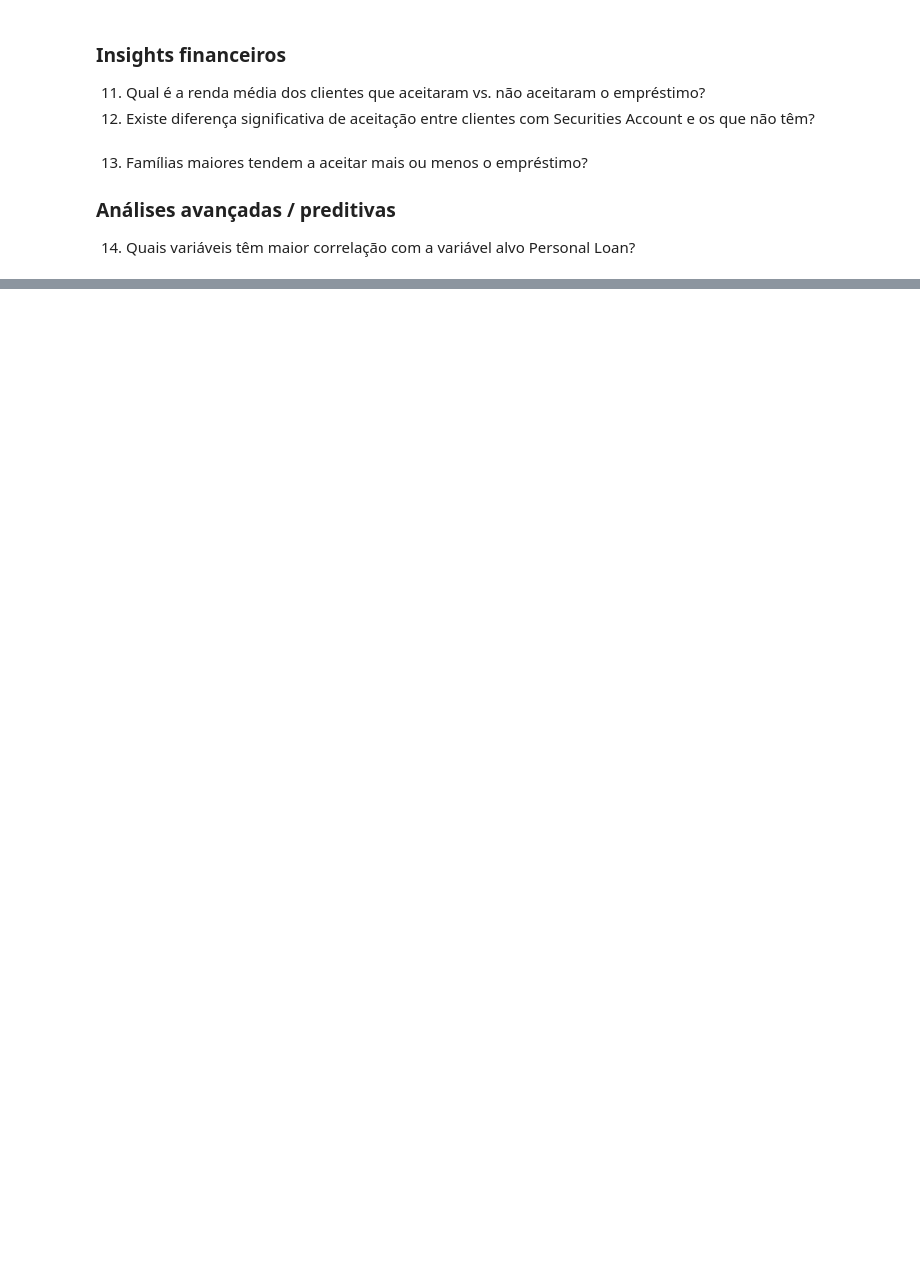
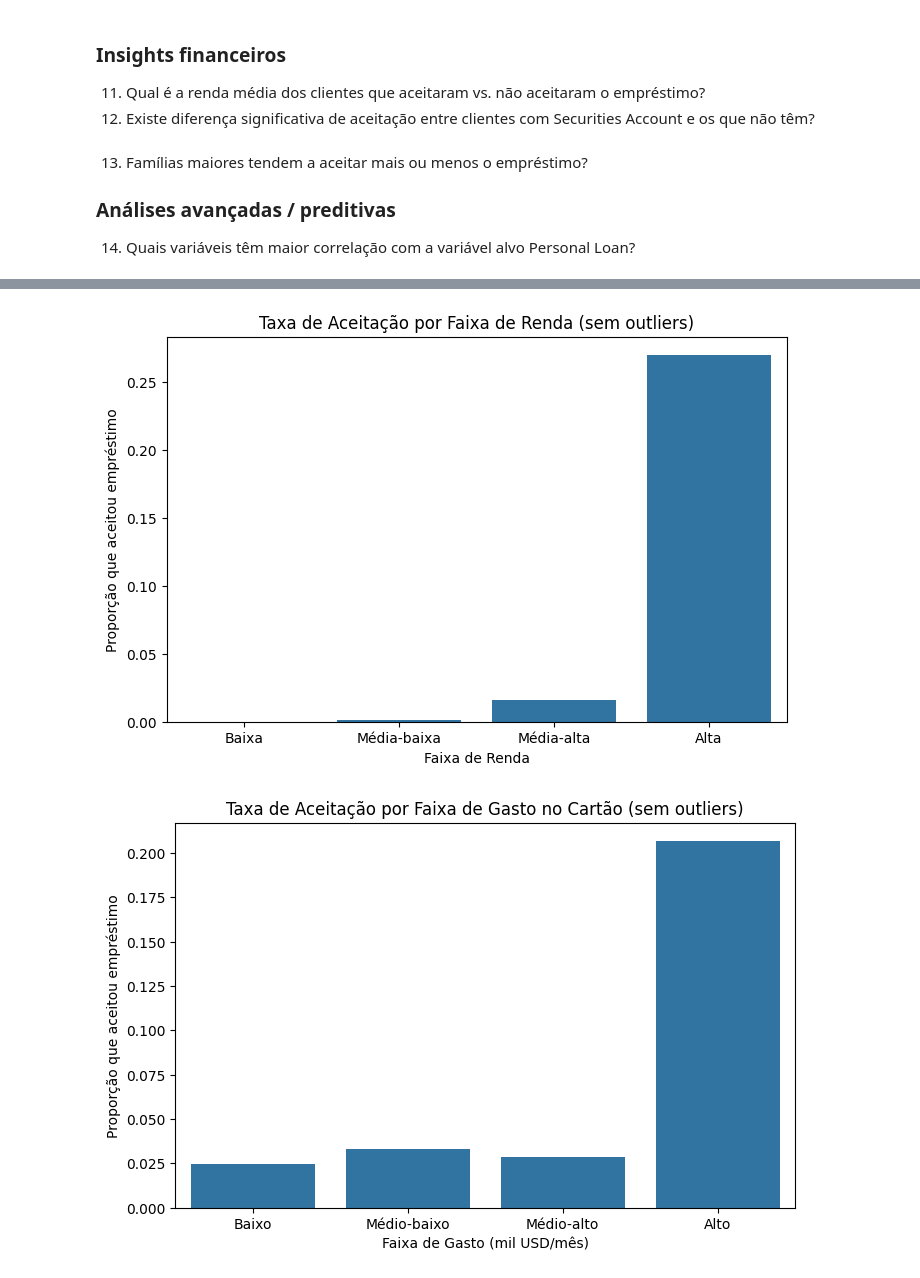
Before and after one commit to mrxcao/ADA-Estatistica1, a Jupyter notebook: main.ipynb, the cells around one changed output, grey strips where cells are left out. Cells and saved outputs as stored; diff of their text form; code cells hidden in the pictures; blank space fills up the shorter version.

```diff
--- a/main.ipynb
+++ b/main.ipynb
@@ -141,0 +318,26 @@ np.float64(45.0)
+# %%
+# sem outiliers
+def remove_outliers(df, col):
+    Q1 = df[col].quantile(0.25)
+    Q3 = df[col].quantile(0.75)
+    IQR = Q3 - Q1
+    lim_inf = Q1 - 1.5 * IQR
+    lim_sup = Q3 + 1.5 * IQR
+    return df[(df[col] >= lim_inf) & (df[col] <= lim_sup)]
+
+df_no_out = remove_outliers(df, "Income")
+df_no_out = remove_outliers(df_no_out, "CCAvg")
+# %%
+# criando faixas
+df_no_out["Income_bin"] = pd.qcut(df_no_out["Income"], q=4, labels=["Baixa", "Média-baixa", "Média-alta", "Alta"])
+df_no_out["CCAvg_bin"] = pd.qcut(df_no_out["CCAvg"], q=4, labels=["Baixo", "Médio-baixo", "Médio-alto", "Alto"])
+
+
+income_accept = df_no_out.groupby("Income_bin",observed=False)["Personal Loan"].mean()
+cc_accept = df_no_out.groupby("CCAvg_bin",observed=False)["Personal Loan"].mean()
+
+print("\nTaxa de aceitação por faixa de renda (sem outliers):")
+print(income_accept)
+
+print("\nTaxa de aceitação por faixa de gastos (sem outliers):")
+print(cc_accept)
@@ -141,0 +360,18 @@ np.float64(45.0)
+# %%
+
+plt.figure(figsize=(8,5))
+sns.barplot(x=income_accept.index, y=income_accept.values)
+plt.title("Taxa de Aceitação por Faixa de Renda (sem outliers)")
+plt.ylabel("Proporção que aceitou empréstimo")
+plt.xlabel("Faixa de Renda")
+plt.show()
+
+plt.figure(figsize=(8,5))
+sns.barplot(x=cc_accept.index, y=cc_accept.values)
+plt.title("Taxa de Aceitação por Faixa de Gasto no Cartão (sem outliers)")
+plt.ylabel("Proporção que aceitou empréstimo")
+plt.xlabel("Faixa de Gasto (mil USD/mês)")
+plt.show()
+# %% [output]
+[figure, added]
+[figure, added]
```
Also changed, not shown: parts of 19 cells of this notebook.
